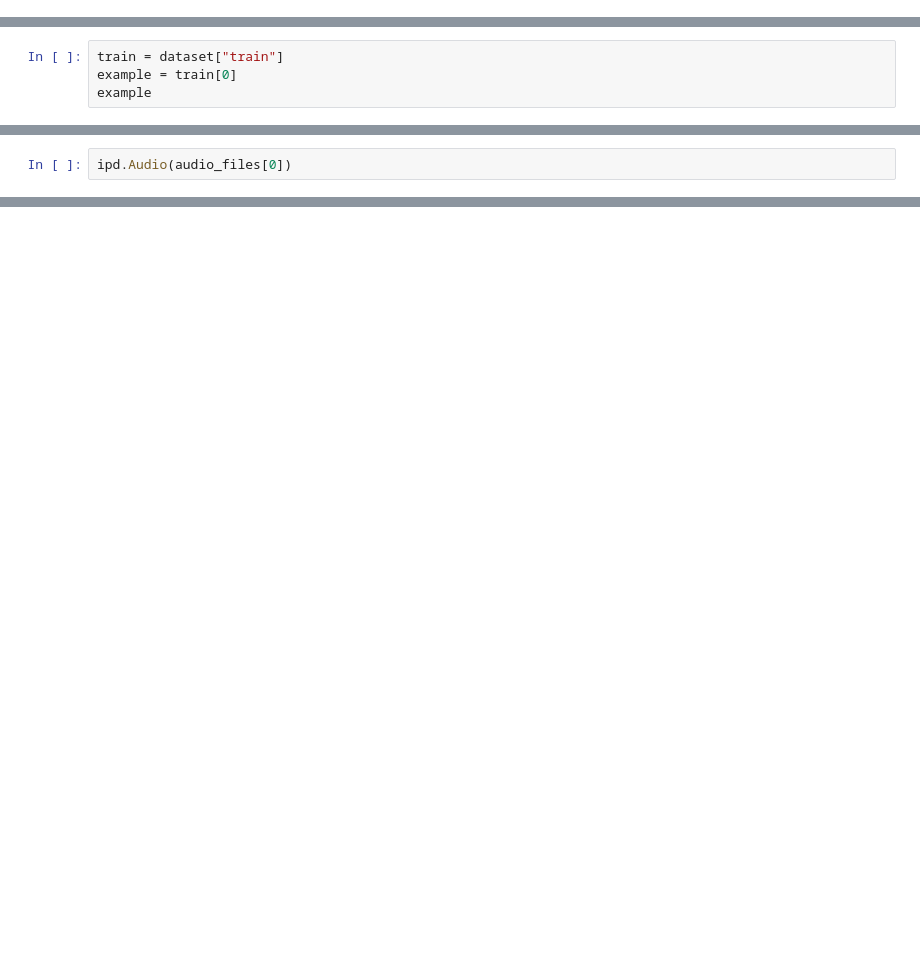
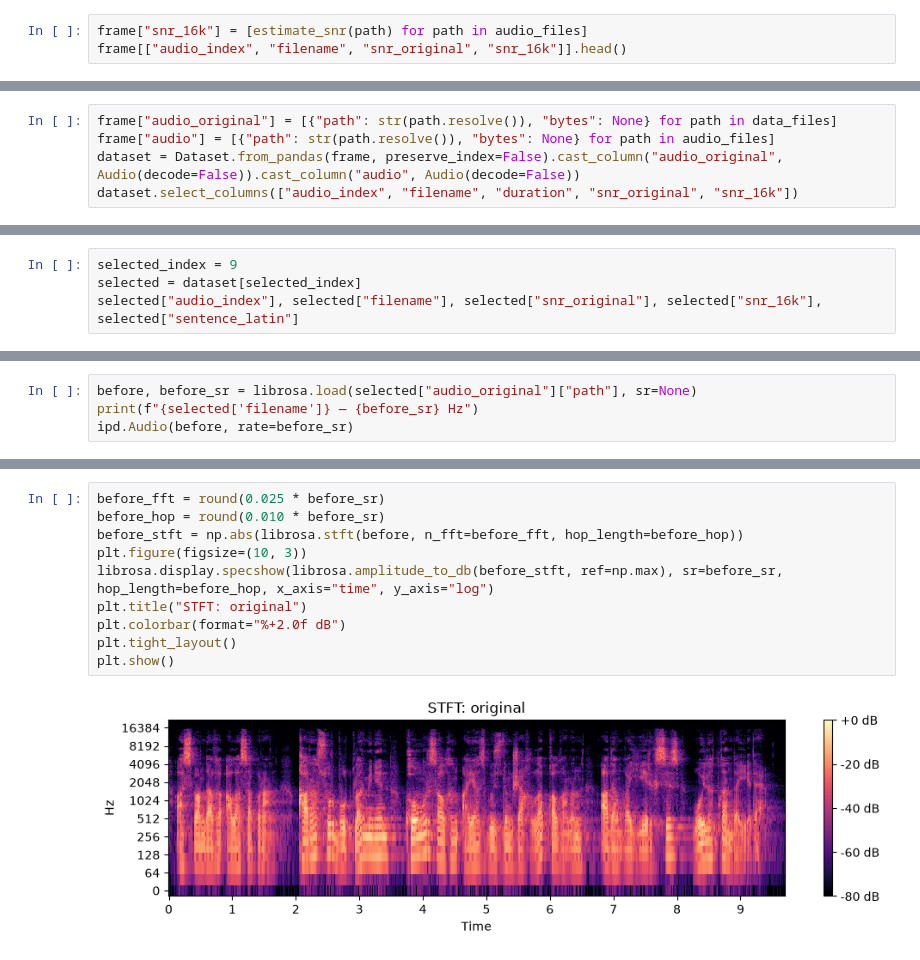
Before and after one commit to vvadr/speech-to-text, a Jupyter notebook: notebooks/tuesday.ipynb, the cells around one changed output, grey strips where cells are left out. Saved outputs shown, nothing was run; the diff lists cells and outputs as text; blank space fills up the shorter version.

```diff
--- a/notebooks/tuesday.ipynb
+++ b/notebooks/tuesday.ipynb
@@ -27,0 +80,3 @@ dataset
+# %%
+frame["snr_16k"] = [estimate_snr(path) for path in audio_files]
+frame[["audio_index", "filename", "snr_original", "snr_16k"]].head()
@@ -27,0 +97,5 @@ dataset
+# %%
+frame["audio_original"] = [{"path": str(path.resolve()), "bytes": None} for path in data_files]
+frame["audio"] = [{"path": str(path.resolve()), "bytes": None} for path in audio_files]
+dataset = Dataset.from_pandas(frame, preserve_index=False).cast_column("audio_original", Audio(decode=False)).cast_column("audio", Audio(decode=False))
+dataset.select_columns(["audio_index", "filename", "duration", "snr_original", "snr_16k"])
@@ -28,4 +107,4 @@ dataset
 # %%
-train = dataset["train"]
-example = train[0]
-example
+selected_index = 9
+selected = dataset[selected_index]
+selected["audio_index"], selected["filename"], selected["snr_original"], selected["snr_16k"], selected["sentence_latin"]
@@ -32,2 +121,4 @@ example
 # %%
-ipd.Audio(audio_files[0])
+before, before_sr = librosa.load(selected["audio_original"]["path"], sr=None)
+print(f"{selected['filename']} — {before_sr} Hz")
+ipd.Audio(before, rate=before_sr)
@@ -33,0 +128,12 @@ ipd.Audio(audio_files[0])
+# %%
+before_fft = round(0.025 * before_sr)
+before_hop = round(0.010 * before_sr)
+before_stft = np.abs(librosa.stft(before, n_fft=before_fft, hop_length=before_hop))
+plt.figure(figsize=(10, 3))
+librosa.display.specshow(librosa.amplitude_to_db(before_stft, ref=np.max), sr=before_sr, hop_length=before_hop, x_axis="time", y_axis="log")
+plt.title("STFT: original")
+plt.colorbar(format="%+2.0f dB")
+plt.tight_layout()
+plt.show()
+# %% [output]
+[figure, added]
```
Also changed, not shown: parts of 22 cells of this notebook, 7 other files.
